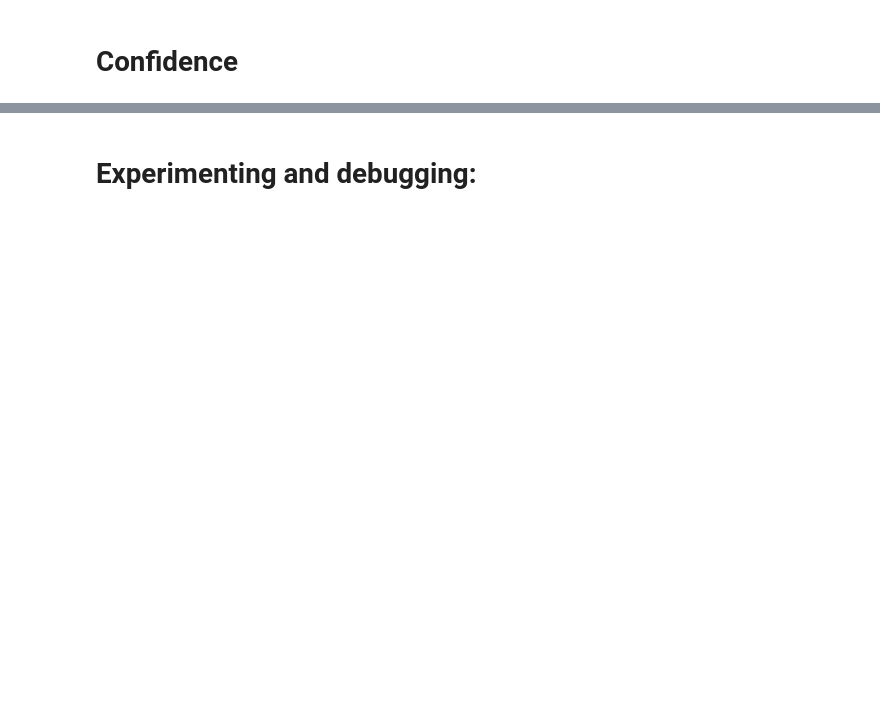
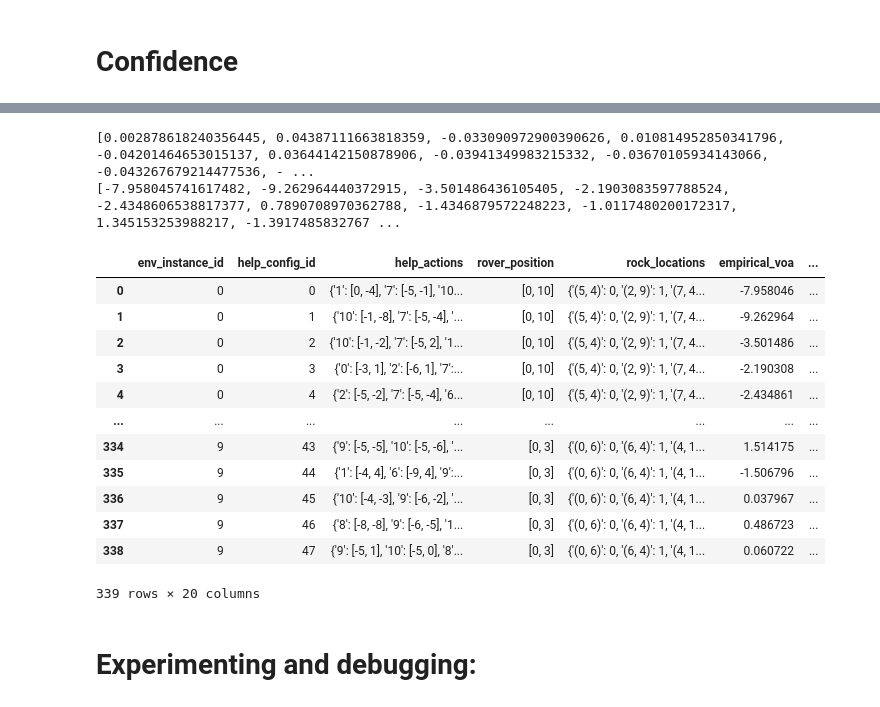
Before and after one commit to CLAIR-LAB-TECHNION/voa-pomdp, a Jupyter notebook: rocksample_experiments/rocksample_results_processing.ipynb, the cells around one changed output, grey strips where cells are left out. Cells and saved outputs as stored; diff of their text form; code cells hidden in the pictures; blank space fills up the shorter version.

Commit message:
heuristics

```diff
--- a/rocksample_experiments/rocksample_results_processing.ipynb
+++ b/rocksample_experiments/rocksample_results_processing.ipynb
@@ -547,0 +563,3 @@ Max CI size: 4.00
+# %%
+# add the confidence intervals to the voa_df
+voa_df = voa_df.merge(bootstrap_results, on=['env_instance_id', 'help_config_id'])
@@ -548,3 +605,25 @@ Max CI size: 4.00
+# %%
+print(heuristic_results_5trials)
+print(actual_values_5trials)
+# %% [output]
+[0.002878618240356445, 0.04387111663818359, -0.033090972900390626, 0.010814952850341796, -0.04201464653015137, 0.03644142150878906, -0.03941349983215332, -0.03670105934143066, -0.043267679214477536, - ...
+[-7.958045741617482, -9.262964440372915, -3.501486436105405, -2.1903083597788524, -2.4348606538817377, 0.7890708970362788, -1.4346879572248223, -1.0117480200172317, 1.345153253988217, -1.3917485832767 ...
+# %%
+voa_df
+# %% [output]
+|  | env_instance_id | help_config_id | help_actions | rover_position | rock_locations | empirical_voa | ... |
+| 0 | 0 | 0 | {'1': [0, -4], '7': [-5, -1], '10... | [0, 10] | {'(5, 4)': 0, '(2, 9)': 1, '(7, 4... | -7.958046 | ... |
+| 1 | 0 | 1 | {'10': [-1, -8], '7': [-5, -4], '... | [0, 10] | {'(5, 4)': 0, '(2, 9)': 1, '(7, 4... | -9.262964 | ... |
+| 2 | 0 | 2 | {'10': [-1, -2], '7': [-5, 2], '1... | [0, 10] | {'(5, 4)': 0, '(2, 9)': 1, '(7, 4... | -3.501486 | ... |
+| 3 | 0 | 3 | {'0': [-3, 1], '2': [-6, 1], '7':... | [0, 10] | {'(5, 4)': 0, '(2, 9)': 1, '(7, 4... | -2.190308 | ... |
+| 4 | 0 | 4 | {'2': [-5, -2], '7': [-5, -4], '6... | [0, 10] | {'(5, 4)': 0, '(2, 9)': 1, '(7, 4... | -2.434861 | ... |
+| ... | ... | ... | ... | ... | ... | ... | ... |
+| 334 | 9 | 43 | {'9': [-5, -5], '10': [-5, -6], '... | [0, 3] | {'(0, 6)': 0, '(6, 4)': 1, '(4, 1... | 1.514175 | ... |
+| 335 | 9 | 44 | {'1': [-4, 4], '6': [-9, 4], '9':... | [0, 3] | {'(0, 6)': 0, '(6, 4)': 1, '(4, 1... | -1.506796 | ... |
+| 336 | 9 | 45 | {'10': [-4, -3], '9': [-6, -2], '... | [0, 3] | {'(0, 6)': 0, '(6, 4)': 1, '(4, 1... | 0.037967 | ... |
+| 337 | 9 | 46 | {'8': [-8, -8], '9': [-6, -5], '1... | [0, 3] | {'(0, 6)': 0, '(6, 4)': 1, '(4, 1... | 0.486723 | ... |
+| 338 | 9 | 47 | {'9': [-5, 1], '10': [-5, 0], '8'... | [0, 3] | {'(0, 6)': 0, '(6, 4)': 1, '(4, 1... | 0.060722 | ... |
+339 rows × 20 columns
 # %% [markdown]
 # Experimenting and debugging:
 # %%
```
Also changed, not shown: parts of 17 cells of this notebook, 2 other files.
